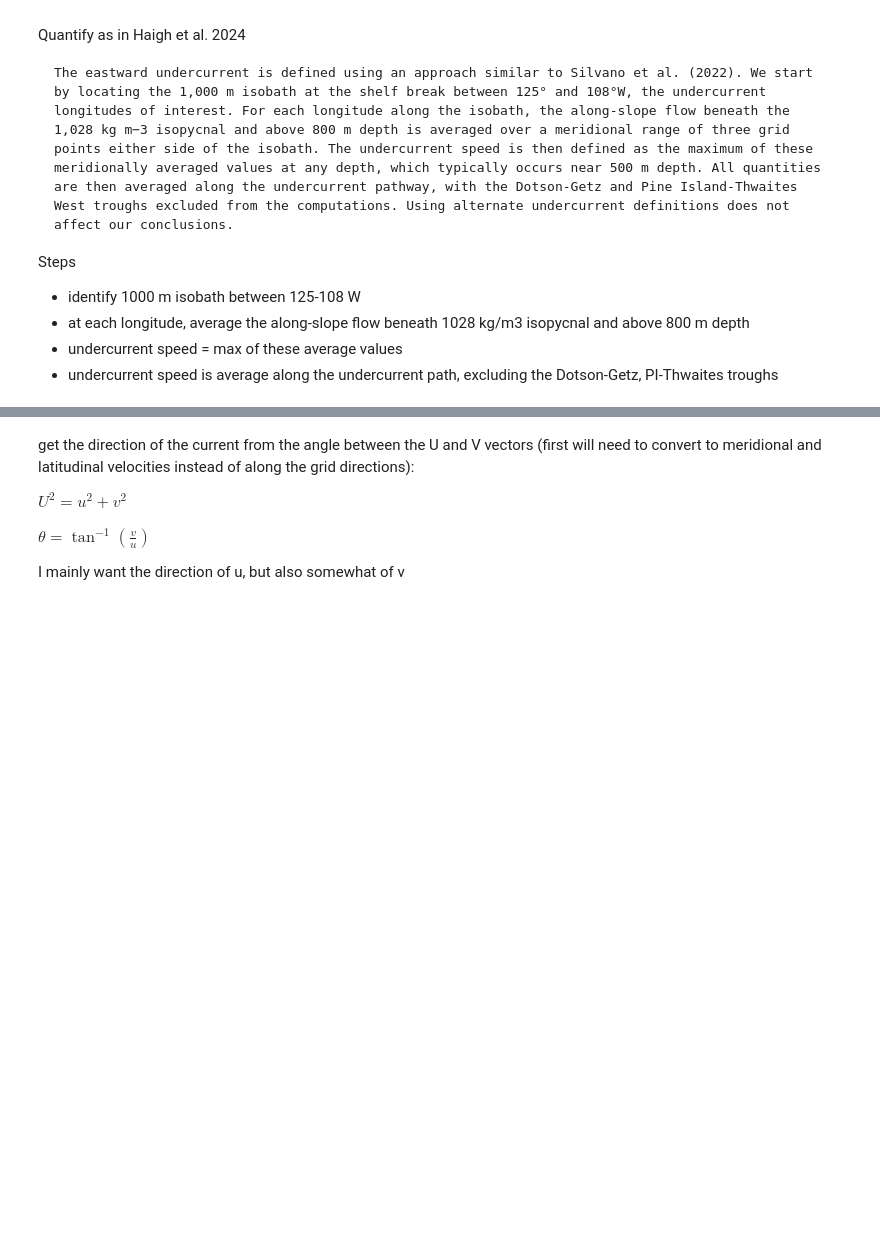
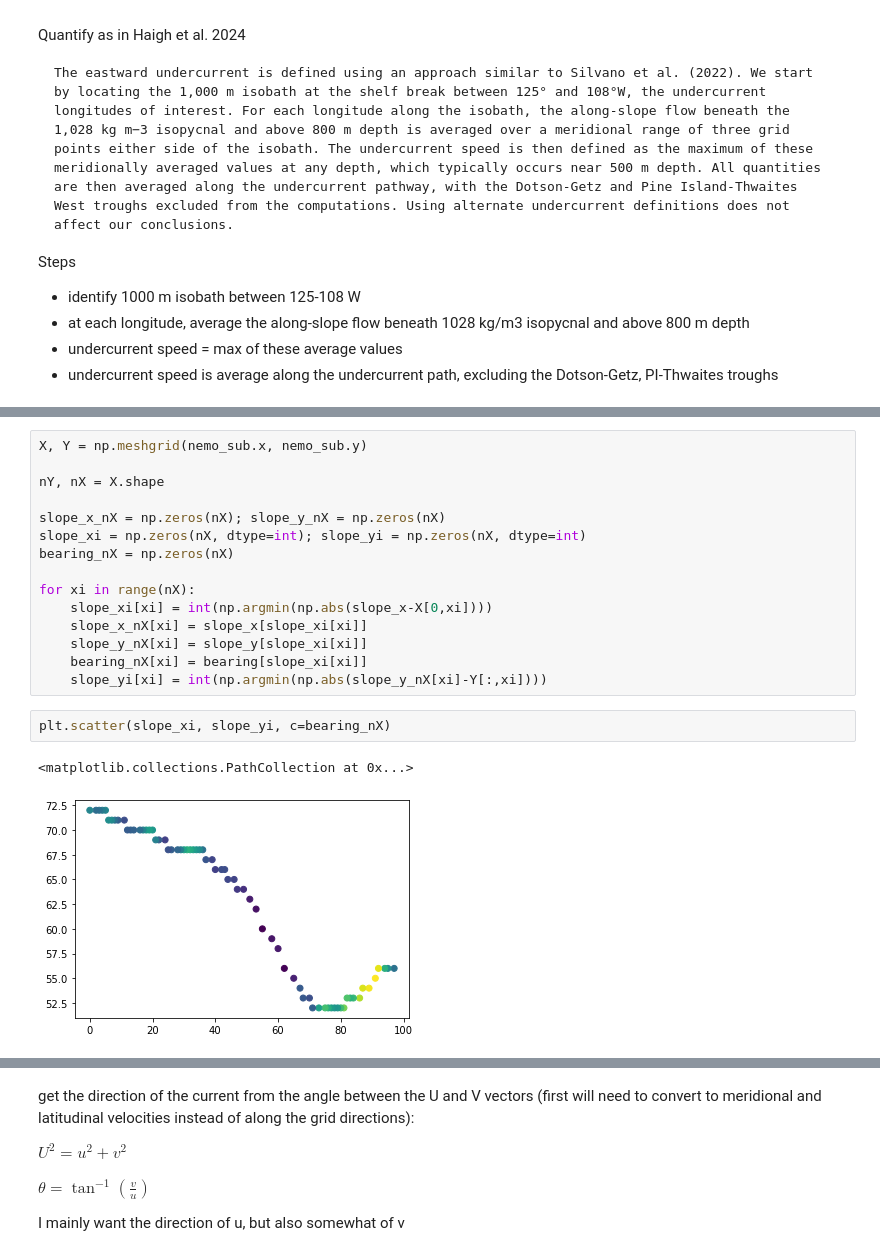
Before and after one commit to brogalla/analysis-birgal, a Jupyter notebook: nemo_config_setup/climate-experiments/ensemble-divergence.ipynb, the cells around one changed output, grey strips where cells are left out. Saved outputs shown, nothing was run; the diff lists cells and outputs as text; blank space fills up the shorter version.

```diff
--- a/nemo_config_setup/climate-experiments/ensemble-divergence.ipynb
+++ b/nemo_config_setup/climate-experiments/ensemble-divergence.ipynb
@@ -98,0 +159,20 @@ import gsw
+# %%
+X, Y = np.meshgrid(nemo_sub.x, nemo_sub.y)
+
+nY, nX = X.shape
+
+slope_x_nX = np.zeros(nX); slope_y_nX = np.zeros(nX)
+slope_xi = np.zeros(nX, dtype=int); slope_yi = np.zeros(nX, dtype=int)
+bearing_nX = np.zeros(nX)
+
+for xi in range(nX):
+    slope_xi[xi] = int(np.argmin(np.abs(slope_x-X[0,xi])))
+    slope_x_nX[xi] = slope_x[slope_xi[xi]]
+    slope_y_nX[xi] = slope_y[slope_xi[xi]]
+    bearing_nX[xi] = bearing[slope_xi[xi]]
+    slope_yi[xi] = int(np.argmin(np.abs(slope_y_nX[xi]-Y[:,xi])))
+# %%
+plt.scatter(slope_xi, slope_yi, c=bearing_nX)
+# %% [output]
+<matplotlib.collections.PathCollection at 0x...>
+[figure, added]
```
Also changed, not shown: parts of 14 cells of this notebook.
